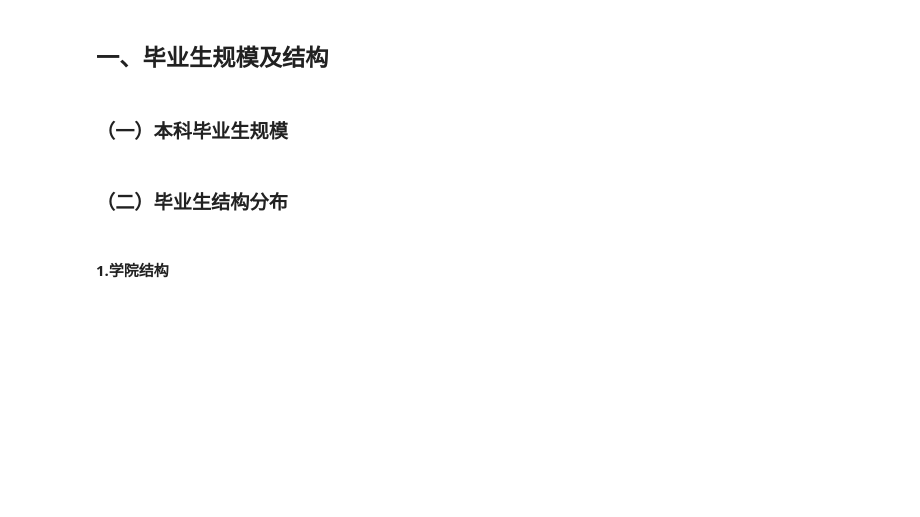
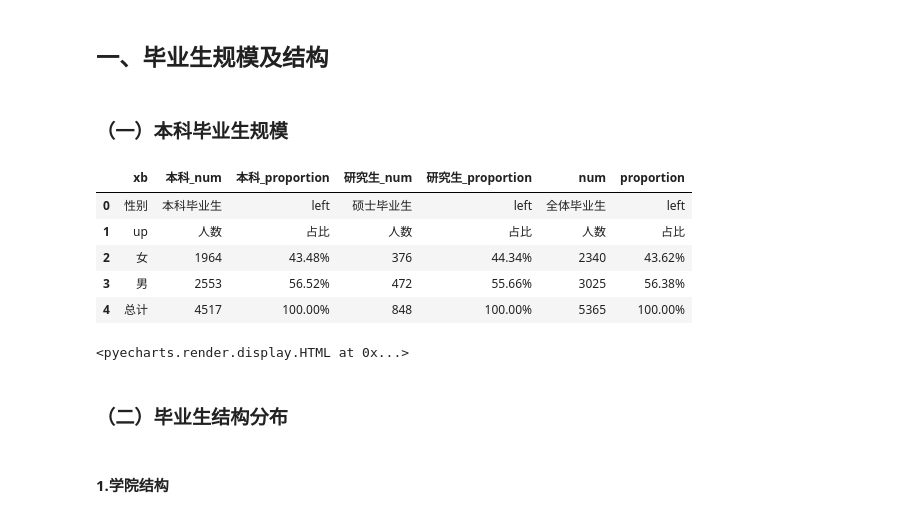
Before and after one commit to longxinke2/myCode, a Jupyter notebook: 新的自动化代码.ipynb, the cells around one changed output. Saved outputs shown, nothing was run; the diff lists cells and outputs as text; code cells hidden in the pictures; blank space fills up the shorter version.

```diff
--- a/新的自动化代码.ipynb
+++ b/新的自动化代码.ipynb
@@ -1,11 +3,20 @@
 # %%
-%load_ext autoreload
-%autoreload 2
-
 from pyautoword import *
 import time
 import threading
-# to_markdown需要安装一个包tabulate
+import pyautogui
+import warnings
+warnings.filterwarnings('ignore')
 
 t=threading.Thread(name='admin',target=admin)
 t.start()
+
+# 变量
+xxmc = '西安工业大学'
+year = '2022'
+other_groupby = L('学历')
+# other_groupby = False
+
+# 读取文档
+read_doc('model/红色模板.docx')
+data = get_3_data(xxmc,year,'派遣')
@@ -34,3 +114,45 @@ data = get_3_data(xxmc,year,'派遣')
+# %%
+datat = get_group_order_table(data,L('性别'),other_groupby)#获得分组的data
+bys_count = xy(datat,L('性别'),'总计','num')
+boy_count = xy(datat,L('性别'),'男','num')
+girl_count = xy(datat,L('性别'),'女','num')
+# %% [output]
+|  | xb | 本科_num | 本科_proportion | 研究生_num | 研究生_proportion | num | proportion |
+| 0 | 性别 | 本科毕业生 | left | 硕士毕业生 | left | 全体毕业生 | left |
+| 1 | up | 人数 | 占比 | 人数 | 占比 | 人数 | 占比 |
+| 2 | 女 | 1964 | 43.48% | 376 | 44.34% | 2340 | 43.62% |
+| 3 | 男 | 2553 | 56.52% | 472 | 55.66% | 3025 | 56.38% |
+| 4 | 总计 | 4517 | 100.00% | 848 | 100.00% | 5365 | 100.00% |
+# %%
+if other_groupby:
+    string=f'毕业生总人数{bys_count}人。其中，'
+    group2=get_og_name('_num',datat)
+    for x in group2:
+        string+=f"{xy(datat,L('性别'),'性别',x)}{xy(datat,L('性别'),'总计',x)}人，占毕业生总人数的{change_to_decimal(xy(datat,L('性别'),'总计',x)/bys_count*100)+'%'}，"
+    string = string[:-1]+'。'
+    write_zw(string)
+    string=f"分性别来看，男生{boy_count}人，占毕业生总人数的{xy(datat,L('性别'),'男','proportion')}；女生{girl_count}人，占毕业生总人数的{xy(datat,L('性别'),'女','proportion')}。"
+    for x in group2:
+        string+=f"{xy(datat,L('性别'),'性别',x)}男女比例为{round((xy(datat,L('性别'),'男',x)/xy(datat,L('性别'),'女',x))*100)}：100，"
+    string+=f"全体毕业生男女比例为{round((boy_count/girl_count)*100)}：100。"
+    write_zw(string)
+    group=get_og_name('num',datat)
+    group1=list(datat.loc[0][group])
+    a=my_bar(group1,[['男',[xy(datat,L('性别'),'男',x) for x in group],color_1],['女',[xy(datat,L('性别'),'女',x) for x in group],color_2]])
+    b=my_pie([*zip(list(datat.loc[0][group2]),[xy(datat,L('性别'),'总计',x) for x in group2])])
+    if not is100([xy(datat,L('性别'),'总计',x) for x in group2]):pyautogui.confirm(text="百分比不为100",title="警告")
+    c=merge_pic(a,b)
+    display(c.render_notebook())
+    add_pic(c.render())
+else:
+    write_zw(f'''毕业生总人数{bys_count}人。其中，男生{boy_count}人，占毕业生总人数的{xy(datat,L('性别'),'男','proportion')}；女生{girl_count}人，占毕业生总人数的{xy(datat,L('性别'),'女','proportion')}。毕业生男女比例为{round((boy_count/girl_count)*100)}：100。''')
+    a=my_liquid(bys_count,[['男生',boy_count,color_1,["30%", "50%"]],['女生',girl_count,color_2,["70%", "50%"]]])
+    display(a.render_notebook())
+    add_pic(a.render())
+write_tz('毕业生规模及性别分布')
+#注：既有数字又有百分比的圆环图是没办法做到数字和百分比不统一的，我只能想到的方法是做出两张图，一张是正确的数字一张是需要的百分比，然后把需要覆盖的百分比截图与原图匹配挖空用需要的填充
+# %% [output]
+<pyecharts.render.display.HTML at 0x...>
 # %% [markdown]
 ### （二）毕业生结构分布
 # %% [markdown]
```
Also changed, not shown: parts of 27 cells of this notebook, 16 other files.
